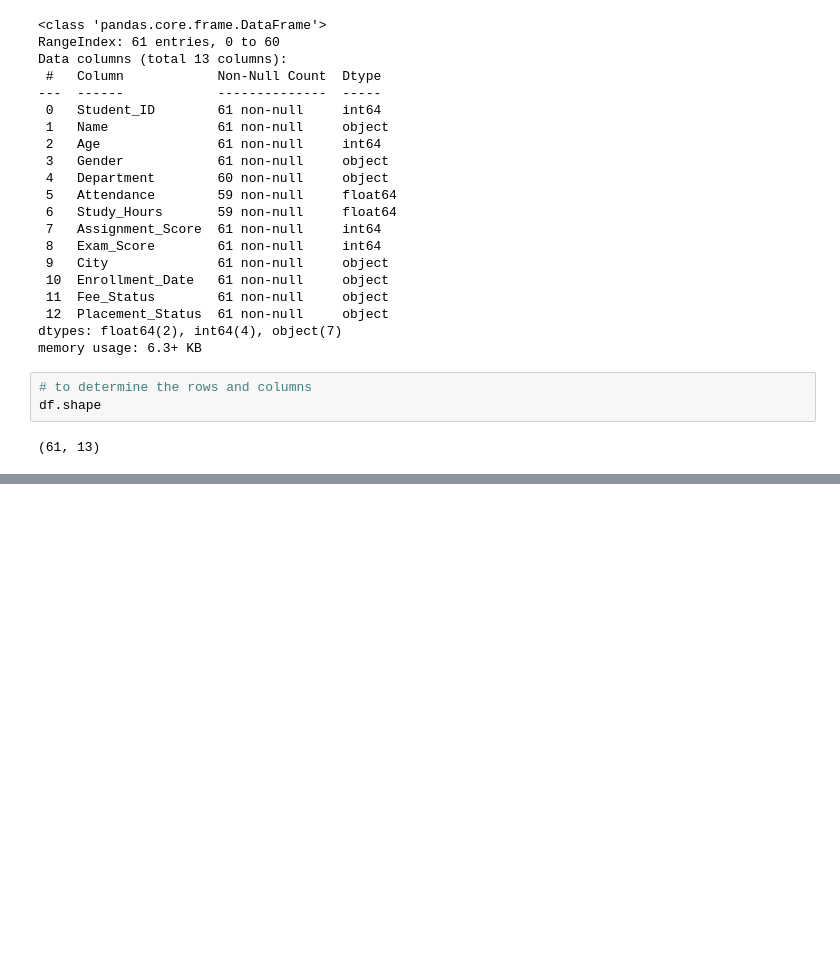
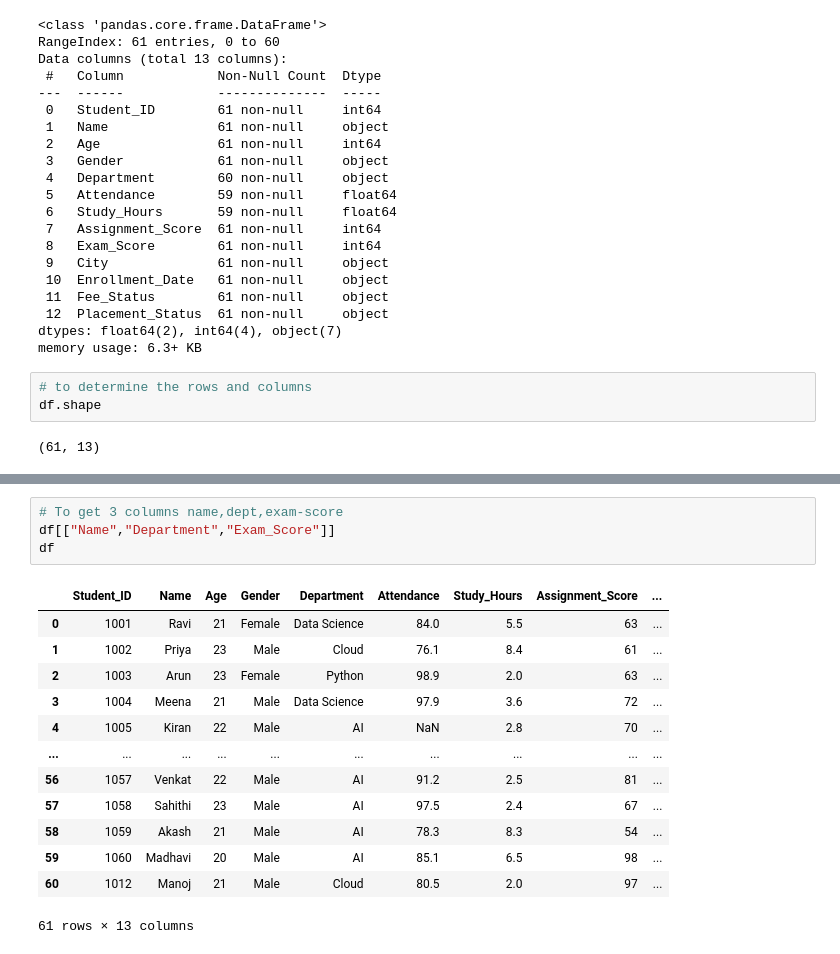
Before and after one commit to Nuthana1234/Calibo_assignment_practice, a Jupyter notebook: calibo_session_21_9_2026.ipynb, the cells around one changed output, grey strips where cells are left out. Drawn from its saved outputs; the diff is of its cells as text; blank space fills up the shorter version.

```diff
--- a/calibo_session_21_9_2026.ipynb
+++ b/calibo_session_21_9_2026.ipynb
@@ -302,0 +362,18 @@ df.shape
+# %%
+# To get 3 columns name,dept,exam-score
+df[["Name","Department","Exam_Score"]]
+df
+# %% [output]
+|  | Student_ID | Name | Age | Gender | Department | Attendance | Study_Hours | Assignment_Score | ... |
+| 0 | 1001 | Ravi | 21 | Female | Data Science | 84.0 | 5.5 | 63 | ... |
+| 1 | 1002 | Priya | 23 | Male | Cloud | 76.1 | 8.4 | 61 | ... |
+| 2 | 1003 | Arun | 23 | Female | Python | 98.9 | 2.0 | 63 | ... |
+| 3 | 1004 | Meena | 21 | Male | Data Science | 97.9 | 3.6 | 72 | ... |
+| 4 | 1005 | Kiran | 22 | Male | AI | NaN | 2.8 | 70 | ... |
+| ... | ... | ... | ... | ... | ... | ... | ... | ... | ... |
+| 56 | 1057 | Venkat | 22 | Male | AI | 91.2 | 2.5 | 81 | ... |
+| 57 | 1058 | Sahithi | 23 | Male | AI | 97.5 | 2.4 | 67 | ... |
+| 58 | 1059 | Akash | 21 | Male | AI | 78.3 | 8.3 | 54 | ... |
+| 59 | 1060 | Madhavi | 20 | Male | AI | 85.1 | 6.5 | 98 | ... |
+| 60 | 1012 | Manoj | 21 | Male | Cloud | 80.5 | 2.0 | 97 | ... |
+61 rows × 13 columns
```
Also changed, not shown: parts of 6 cells of this notebook.
